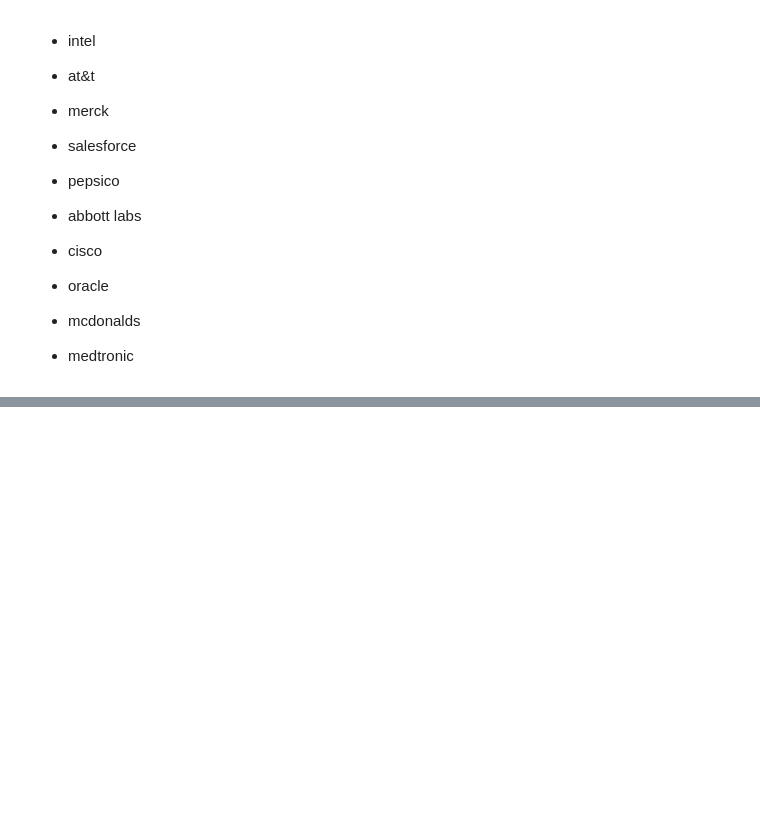
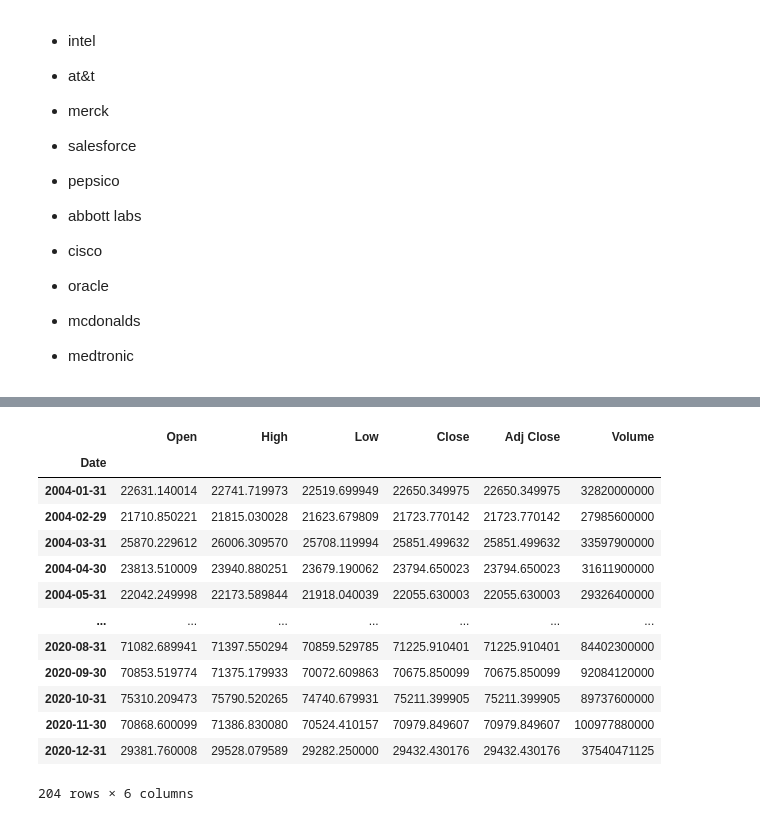
Before and after one commit to epfl-ada/ada-2020-project-milestone-p3-p3_adache, a Jupyter notebook: project.ipynb, the cells around one changed output, grey strips where cells are left out. Drawn from its saved outputs; the diff is of its cells as text; code cells hidden in the pictures; blank space fills up the shorter version.

Commit message:
reshape data into percentages and import stocks

```diff
--- a/project.ipynb
+++ b/project.ipynb
@@ -185,0 +195,7 @@ df.head()
+# %%
+stocks['Date'] = pd.to_datetime(stocks['Date'])
+# %%
+stocks = stocks.set_index('Date')
+# %%
+stocks = stocks.iloc[1:,:]
+stocks.head()
@@ -185,0 +210,19 @@ df.head()
+# %%
+stocks = stocks.resample('M').sum()
+# %%
+stocks
+# %% [output]
+|  | Open | High | Low | Close | Adj Close | Volume |
+| Date |  |  |  |  |  |  |
+| 2004-01-31 | 22631.140014 | 22741.719973 | 22519.699949 | 22650.349975 | 22650.349975 | 32820000000 |
+| 2004-02-29 | 21710.850221 | 21815.030028 | 21623.679809 | 21723.770142 | 21723.770142 | 27985600000 |
+| 2004-03-31 | 25870.229612 | 26006.309570 | 25708.119994 | 25851.499632 | 25851.499632 | 33597900000 |
+| 2004-04-30 | 23813.510009 | 23940.880251 | 23679.190062 | 23794.650023 | 23794.650023 | 31611900000 |
+| 2004-05-31 | 22042.249998 | 22173.589844 | 21918.040039 | 22055.630003 | 22055.630003 | 29326400000 |
+| ... | ... | ... | ... | ... | ... | ... |
+| 2020-08-31 | 71082.689941 | 71397.550294 | 70859.529785 | 71225.910401 | 71225.910401 | 84402300000 |
+| 2020-09-30 | 70853.519774 | 71375.179933 | 70072.609863 | 70675.850099 | 70675.850099 | 92084120000 |
+| 2020-10-31 | 75310.209473 | 75790.520265 | 74740.679931 | 75211.399905 | 75211.399905 | 89737600000 |
+| 2020-11-30 | 70868.600099 | 71386.830080 | 70524.410157 | 70979.849607 | 70979.849607 | 100977880000 |
+| 2020-12-31 | 29381.760008 | 29528.079589 | 29282.250000 | 29432.430176 | 29432.430176 | 37540471125 |
+204 rows × 6 columns
```
Also changed, not shown: parts of 13 cells of this notebook, 1 other file.
